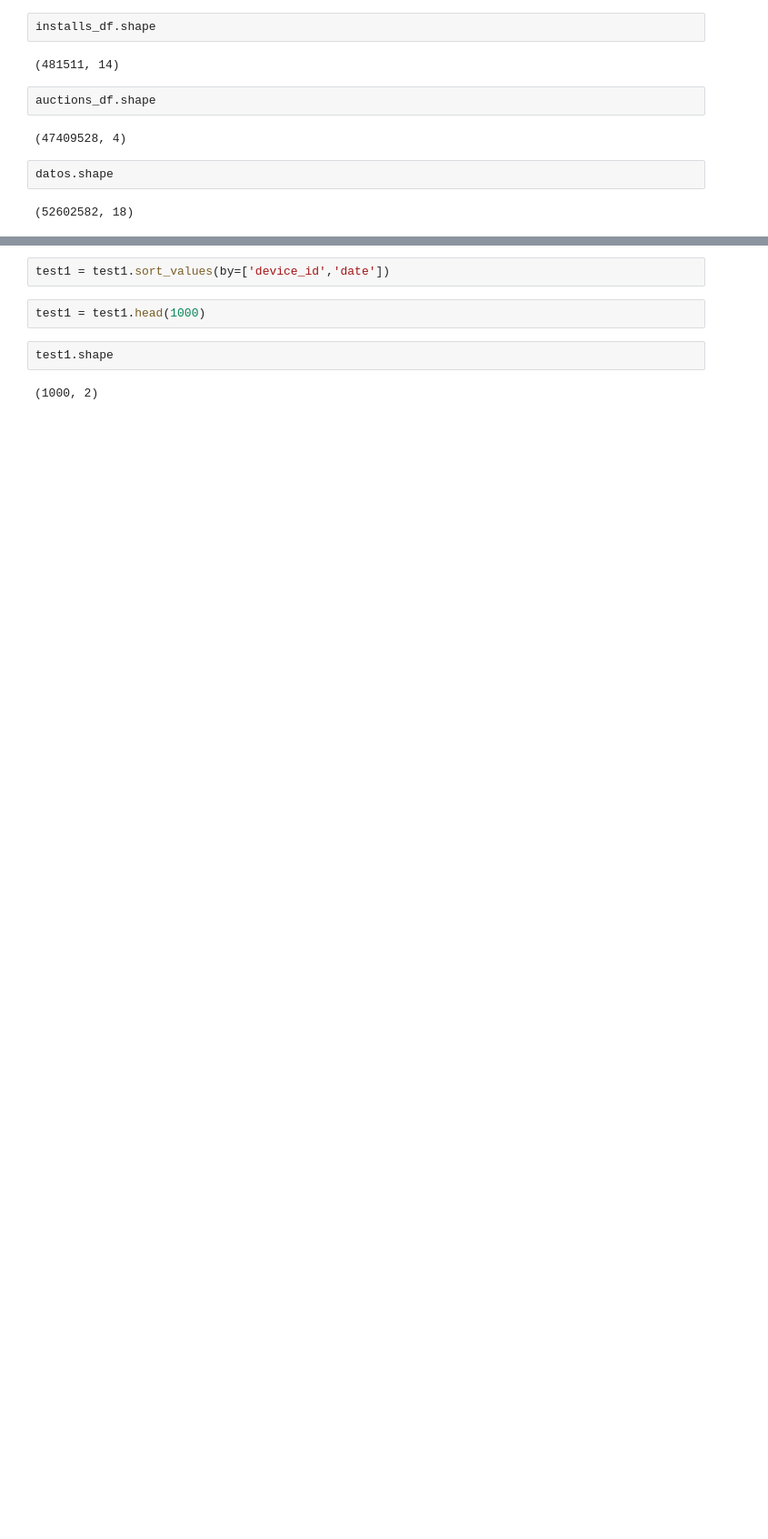
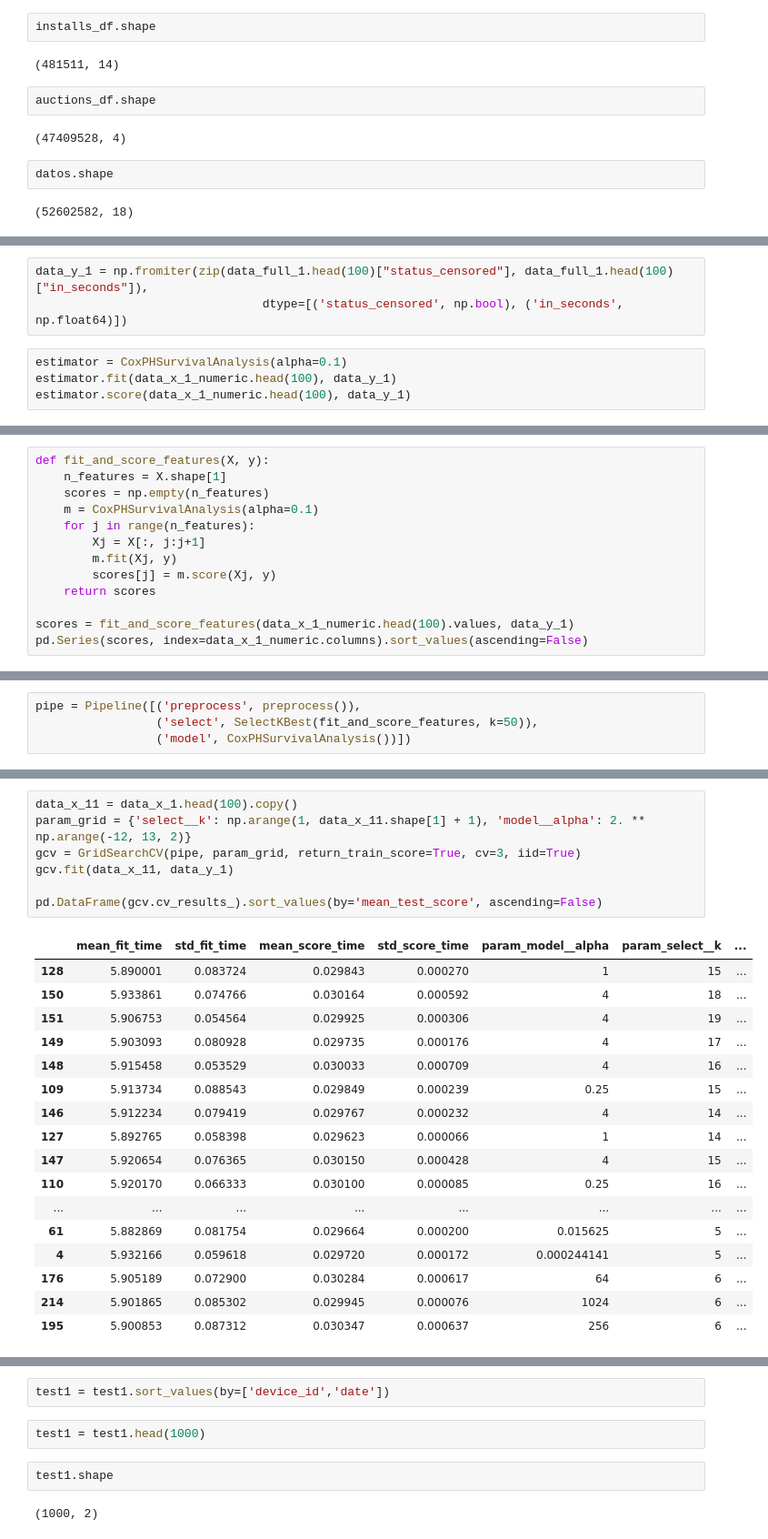
Before and after one commit to sergiolch/TP2-7506-2019-1C, a Jupyter notebook: Analisis.ipynb, the cells around one changed output, grey strips where cells are left out. Shown at 91% size. Cells and saved outputs as stored; diff of their text form; blank space fills up the shorter version.

Commit message:
pipeline

```diff
--- a/Analisis.ipynb
+++ b/Analisis.ipynb
@@ -126,0 +262,7 @@ datos.head(5).sort_values(by=['date','device_id'])
+# %%
+data_y_1 = np.fromiter(zip(data_full_1.head(100)["status_censored"], data_full_1.head(100)["in_seconds"]),
+                                dtype=[('status_censored', np.bool), ('in_seconds', np.float64)])
+# %%
+estimator = CoxPHSurvivalAnalysis(alpha=0.1)
+estimator.fit(data_x_1_numeric.head(100), data_y_1)
+estimator.score(data_x_1_numeric.head(100), data_y_1)
@@ -126,0 +271,13 @@ datos.head(5).sort_values(by=['date','device_id'])
+# %%
+def fit_and_score_features(X, y):
+    n_features = X.shape[1]
+    scores = np.empty(n_features)
+    m = CoxPHSurvivalAnalysis(alpha=0.1)
+    for j in range(n_features):
+        Xj = X[:, j:j+1]
+        m.fit(Xj, y)
+        scores[j] = m.score(Xj, y)
+    return scores
+
+scores = fit_and_score_features(data_x_1_numeric.head(100).values, data_y_1)
+pd.Series(scores, index=data_x_1_numeric.columns).sort_values(ascending=False)
@@ -126,0 +302,4 @@ datos.head(5).sort_values(by=['date','device_id'])
+# %%
+pipe = Pipeline([('preprocess', preprocess()),
+                 ('select', SelectKBest(fit_and_score_features, k=50)),
+                 ('model', CoxPHSurvivalAnalysis())])
@@ -126,0 +310,25 @@ datos.head(5).sort_values(by=['date','device_id'])
+# %%
+data_x_11 = data_x_1.head(100).copy()
+param_grid = {'select__k': np.arange(1, data_x_11.shape[1] + 1), 'model__alpha': 2. ** np.arange(-12, 13, 2)}
+gcv = GridSearchCV(pipe, param_grid, return_train_score=True, cv=3, iid=True)
+gcv.fit(data_x_11, data_y_1)
+
+pd.DataFrame(gcv.cv_results_).sort_values(by='mean_test_score', ascending=False)
+# %% [output]
+|  | mean_fit_time | std_fit_time | mean_score_time | std_score_time | param_model__alpha | param_select__k | ... |
+| 128 | 5.890001 | 0.083724 | 0.029843 | 0.000270 | 1 | 15 | ... |
+| 150 | 5.933861 | 0.074766 | 0.030164 | 0.000592 | 4 | 18 | ... |
+| 151 | 5.906753 | 0.054564 | 0.029925 | 0.000306 | 4 | 19 | ... |
+| 149 | 5.903093 | 0.080928 | 0.029735 | 0.000176 | 4 | 17 | ... |
+| 148 | 5.915458 | 0.053529 | 0.030033 | 0.000709 | 4 | 16 | ... |
+| 109 | 5.913734 | 0.088543 | 0.029849 | 0.000239 | 0.25 | 15 | ... |
+| 146 | 5.912234 | 0.079419 | 0.029767 | 0.000232 | 4 | 14 | ... |
+| 127 | 5.892765 | 0.058398 | 0.029623 | 0.000066 | 1 | 14 | ... |
+| 147 | 5.920654 | 0.076365 | 0.030150 | 0.000428 | 4 | 15 | ... |
+| 110 | 5.920170 | 0.066333 | 0.030100 | 0.000085 | 0.25 | 16 | ... |
+| ... | ... | ... | ... | ... | ... | ... | ... |
+| 61 | 5.882869 | 0.081754 | 0.029664 | 0.000200 | 0.015625 | 5 | ... |
+| 4 | 5.932166 | 0.059618 | 0.029720 | 0.000172 | 0.000244141 | 5 | ... |
+| 176 | 5.905189 | 0.072900 | 0.030284 | 0.000617 | 64 | 6 | ... |
+| 214 | 5.901865 | 0.085302 | 0.029945 | 0.000076 | 1024 | 6 | ... |
+| 195 | 5.900853 | 0.087312 | 0.030347 | 0.000637 | 256 | 6 | ... |
```
Also changed, not shown: parts of 34 cells of this notebook.
